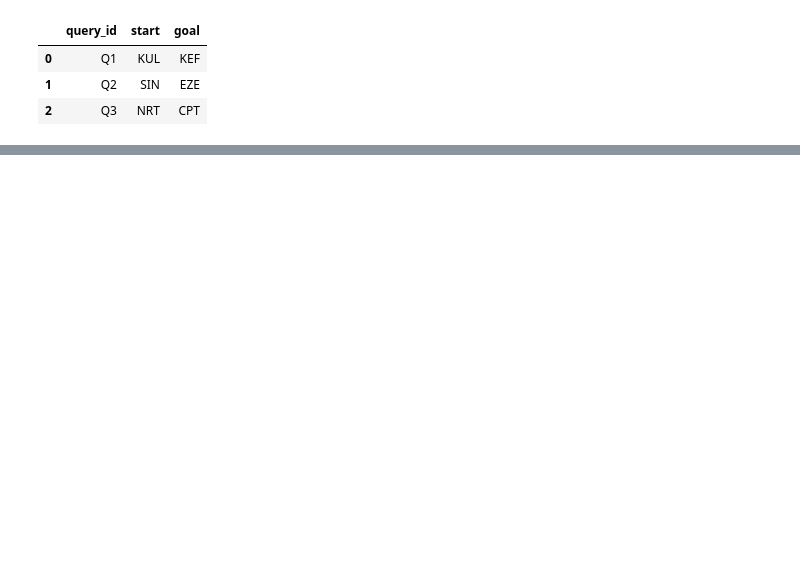
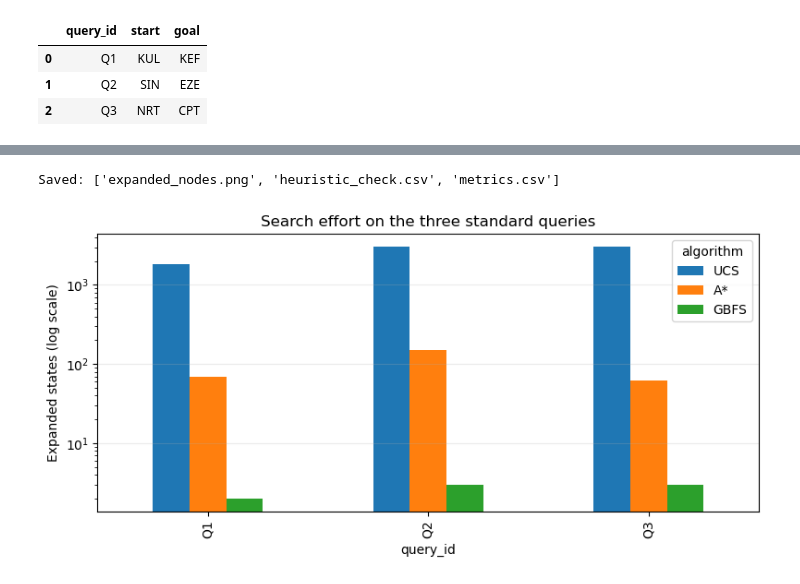
Before and after one commit to kwahsont/UTP-Artificial-Intelligence, a Jupyter notebook: all_experiments/lab2.ipynb, the cells around one changed output, grey strips where cells are left out. Cells and saved outputs as stored; diff of their text form; code cells hidden in the pictures; blank space fills up the shorter version.

```diff
--- a/all_experiments/lab2.ipynb
+++ b/all_experiments/lab2.ipynb
@@ -21,3 +21,11 @@ display(queries)
 | 0 | Q1 | KUL | KEF |
 | 1 | Q2 | SIN | EZE |
 | 2 | Q3 | NRT | CPT |
+# %%
+def report(name, query, result):
+    print(f"{query.query_id} {name:<5} {result.path_cost_km:>9,.1f} km {result.expanded:>5} expanded {'-> '.join(result.path)}")
+
+baseline = {}
+for query in queries.itertuples():
+    baseline[query.query_id] = ucs(graph, query.start, query.goal)
+    report("UCS", query, baseline[query.query_id])
@@ -38,0 +108,15 @@ for query in queries.itertuples():
+# %%
+rows = []
+for query in queries.itertuples():
+    results = {"UCS": baseline[query.query_id], "GBFS": informed[query.query_id, "GBFS"], "A*": informed[query.query_id, "A*"]}
+    for name, result in results.items():
+        rows.append({"query_id": query.query_id, "algorithm": name, **result.as_dict(), "path": " -> ".join(result.path)})
+
+metrics = pd.DataFrame(rows).drop(columns="found").rename(columns={"path_cost_km": "cost_km"})
+ucs_cost = metrics[metrics.algorithm == "UCS"].set_index("query_id").cost_km
+metrics["gap_pct"] = 100 * (metrics.cost_km / metrics.query_id.map(ucs_cost) - 1)
+display(metrics.drop(columns="path").round(2))
+
+ucs_rows, astar_rows = metrics[metrics.algorithm == "UCS"], metrics[metrics.algorithm == "A*"]
+print("A* matches UCS on every query:", np.allclose(ucs_rows.cost_km.values, astar_rows.cost_km.values))
+print("Mean A* expansion reduction vs UCS: {:.1%}".format(1 - astar_rows.expanded.mean() / ucs_rows.expanded.mean()))
@@ -38,0 +136,11 @@ for query in queries.itertuples():
+# %%
+weighted = []
+for query in queries.itertuples():
+    result = astar(graph, query.start, query.goal, heuristic_to(query.goal, weight=1.5))
+    weighted.append({"query_id": query.query_id, "algorithm": "Weighted A* (1.5h)", **result.as_dict(), "path": " -> ".join(result.path)})
+
+weighted = pd.DataFrame(weighted).drop(columns="found").rename(columns={"path_cost_km": "cost_km"})
+weighted["gap_pct"] = 100 * (weighted.cost_km / weighted.query_id.map(ucs_cost) - 1)
+metrics = pd.concat([metrics, weighted], ignore_index=True)
+metrics.to_csv(RESULTS / "metrics.csv", index=False)
+display(metrics[metrics.algorithm != "GBFS"][["query_id", "algorithm", "cost_km", "gap_pct", "expanded"]].round(2))
@@ -38,0 +158,11 @@ for query in queries.itertuples():
+# %%
+effort = metrics[metrics.algorithm.isin(["UCS","A*","GBFS"])].pivot(index="query_id", columns="algorithm", values="expanded")
+ax = effort[["UCS", "A*", "GBFS"]].plot.bar(figsize=(8, 4), logy=True)
+ax.set(ylabel="Expanded states (log scale)", title="Search effort on the three standard queries")
+ax.grid(axis="y", alpha=0.25)
+plt.tight_layout()
+plt.savefig(RESULTS / "expanded_nodes.png", dpi=160)
+print("Saved:", sorted(p.name for p in RESULTS.iterdir()))
+# %% [output]
+Saved: ['expanded_nodes.png', 'heuristic_check.csv', 'metrics.csv']
+[figure, added]
```
Also changed, not shown: parts of 5 cells of this notebook, 2 other files.
